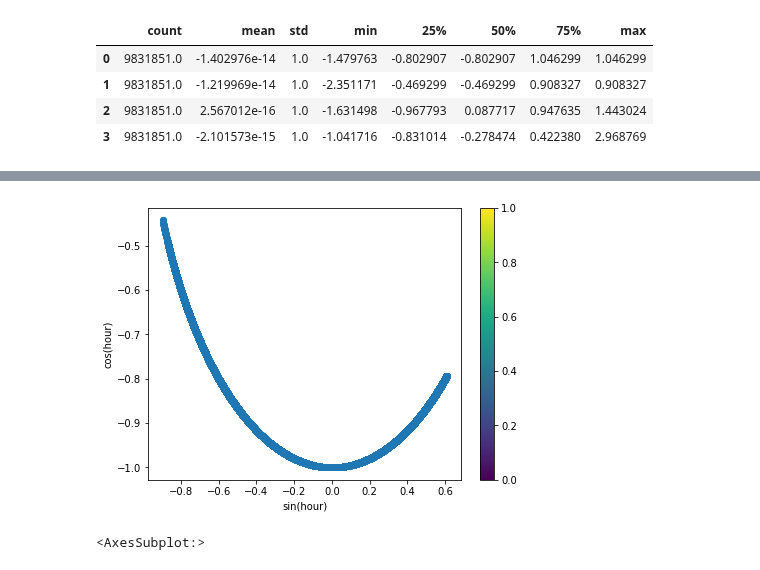
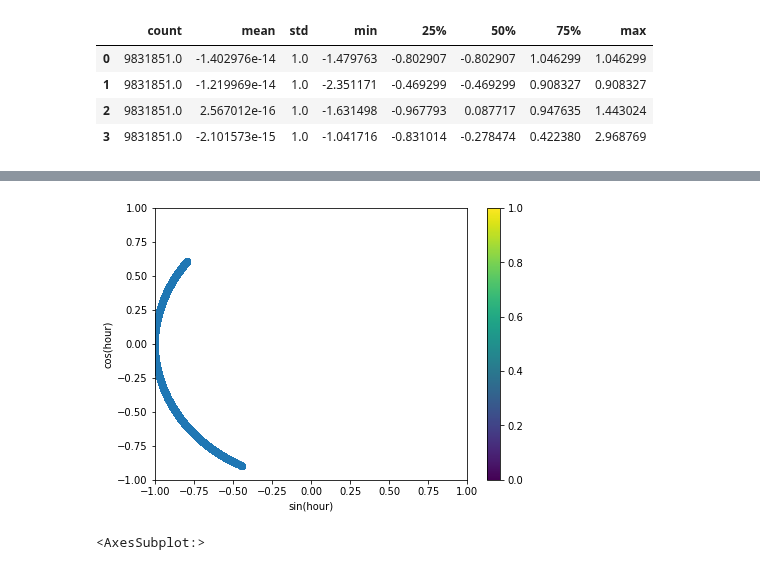
Before and after one commit to KarelZe/thesis, a Jupyter notebook: notebooks/3.0c-feature-engineering.ipynb, the cells around one changed output, grey strips where cells are left out. Saved outputs shown, nothing was run; the diff lists cells and outputs as text; code cells hidden in the pictures.

```diff
--- a/notebooks/3.0c-feature-engineering.ipynb
+++ b/notebooks/3.0c-feature-engineering.ipynb
@@ -290,14 +292,16 @@ hour_df = test[["date_time_sin", "date_time_cos"]].head(100000)
 import matplotlib.pyplot as plt
 # %%
 fig, ax = plt.subplots(figsize=(7, 5))
-sp = ax.scatter(hour_df["date_time_sin"], hour_df["date_time_cos"])
+sp = ax.scatter(hour_df["date_time_cos"], hour_df["date_time_sin"])
 ax.set(
     xlabel="sin(hour)",
+    xlim=[-1,1],
     ylabel="cos(hour)",
+    ylim=[-1,1],
 )
 _ = fig.colorbar(sp)
 # %% [output]
-[figure, old version]
+[figure, new version]
 # %%
 pd.DataFrame(test_trans).head(100000).plot(style=".")
 # %% [output]
```
Also changed, not shown: parts of 2 cells of this notebook.
